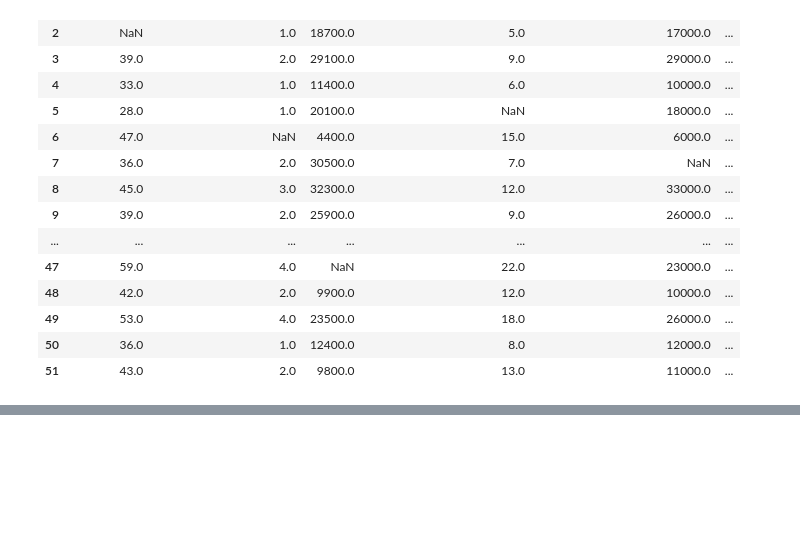
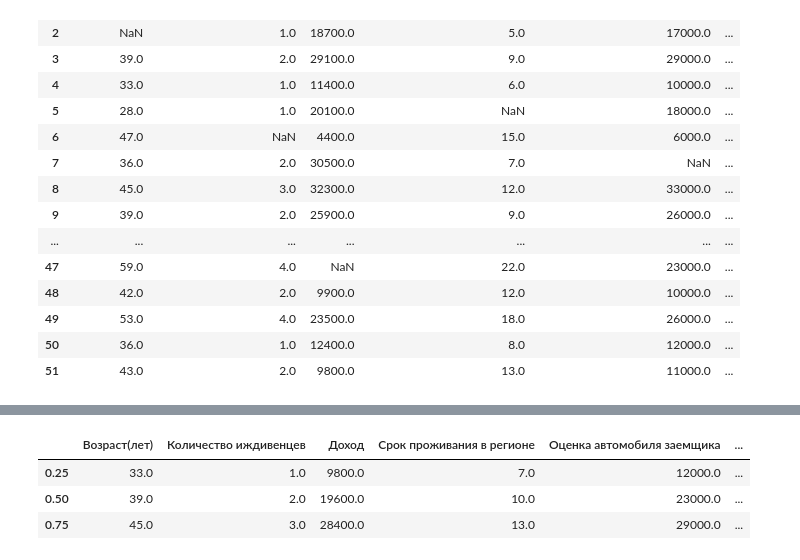
Before and after one commit to Nikita-Seomin/Mag_IAD_methods_data_analysis, a Jupyter notebook: lab1.ipynb, the cells around one changed output, grey strips where cells are left out. Saved outputs shown, nothing was run; the diff lists cells and outputs as text; code cells hidden in the pictures; blank space fills up the shorter version.

```diff
--- a/lab1.ipynb
+++ b/lab1.ipynb
@@ -3,6 +8,6 @@ import pandas as pd
 # %%
-dataFrame = pd.read_csv("data.csv", delimiter='\t')
-dataFrame
+    df = pd.read_csv("data.csv", delimiter='\t')
+    df
 # %% [output]
 |  | Возраст(лет) | Количество иждивенцев | Доход | Срок проживания в регионе | Оценка автомобиля заемщика | ... |
 | 0 | 37.0 | 1.0 | 7400.0 | 9.0 | 7000.0 | ... |
@@ -21,3 +26,9 @@ dataFrame
 | 49 | 53.0 | 4.0 | 23500.0 | 18.0 | 26000.0 | ... |
 | 50 | 36.0 | 1.0 | 12400.0 | 8.0 | 12000.0 | ... |
 | 51 | 43.0 | 2.0 | 9800.0 | 13.0 | 11000.0 | ... |
+# %%
+# Преобразование всех строковых столбцов, если они содержат числовые значения в виде строк
+for column in df.columns:
+    if df[column].dtype == object:
+        df[column] = pd.to_numeric(df[column], errors='coerce')
+df
@@ -23,0 +90,9 @@ dataFrame
+# %%
+# Расчет квартилей (25%, 50%, 75%)
+quantiles = df.quantile([0.25, 0.5, 0.75], interpolation='midpoint')
+quantiles
+# %% [output]
+|  | Возраст(лет) | Количество иждивенцев | Доход | Срок проживания в регионе | Оценка автомобиля заемщика | ... |
+| 0.25 | 33.0 | 1.0 | 9800.0 | 7.0 | 12000.0 | ... |
+| 0.50 | 39.0 | 2.0 | 19600.0 | 10.0 | 23000.0 | ... |
+| 0.75 | 45.0 | 3.0 | 28400.0 | 13.0 | 29000.0 | ... |
```
Also changed, not shown: parts of 7 cells of this notebook.
